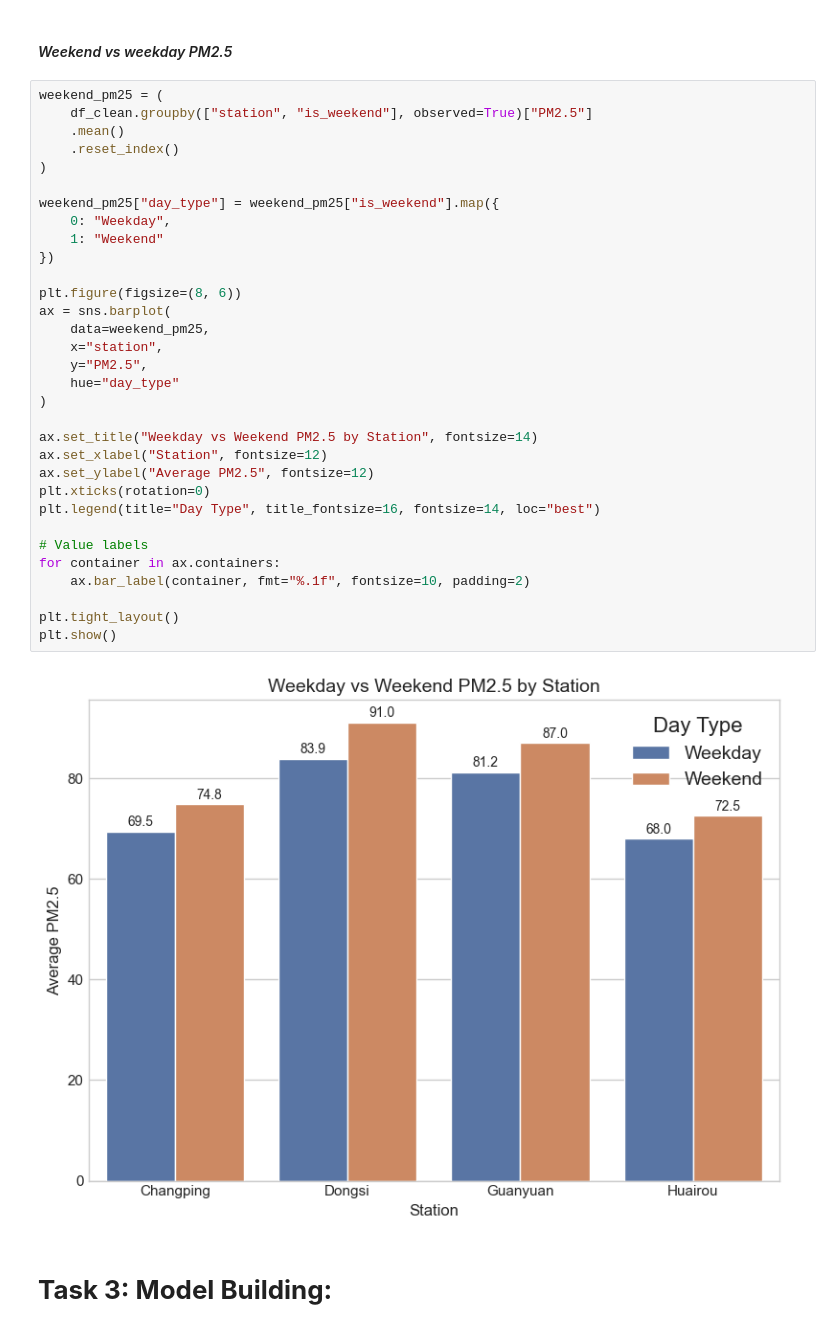
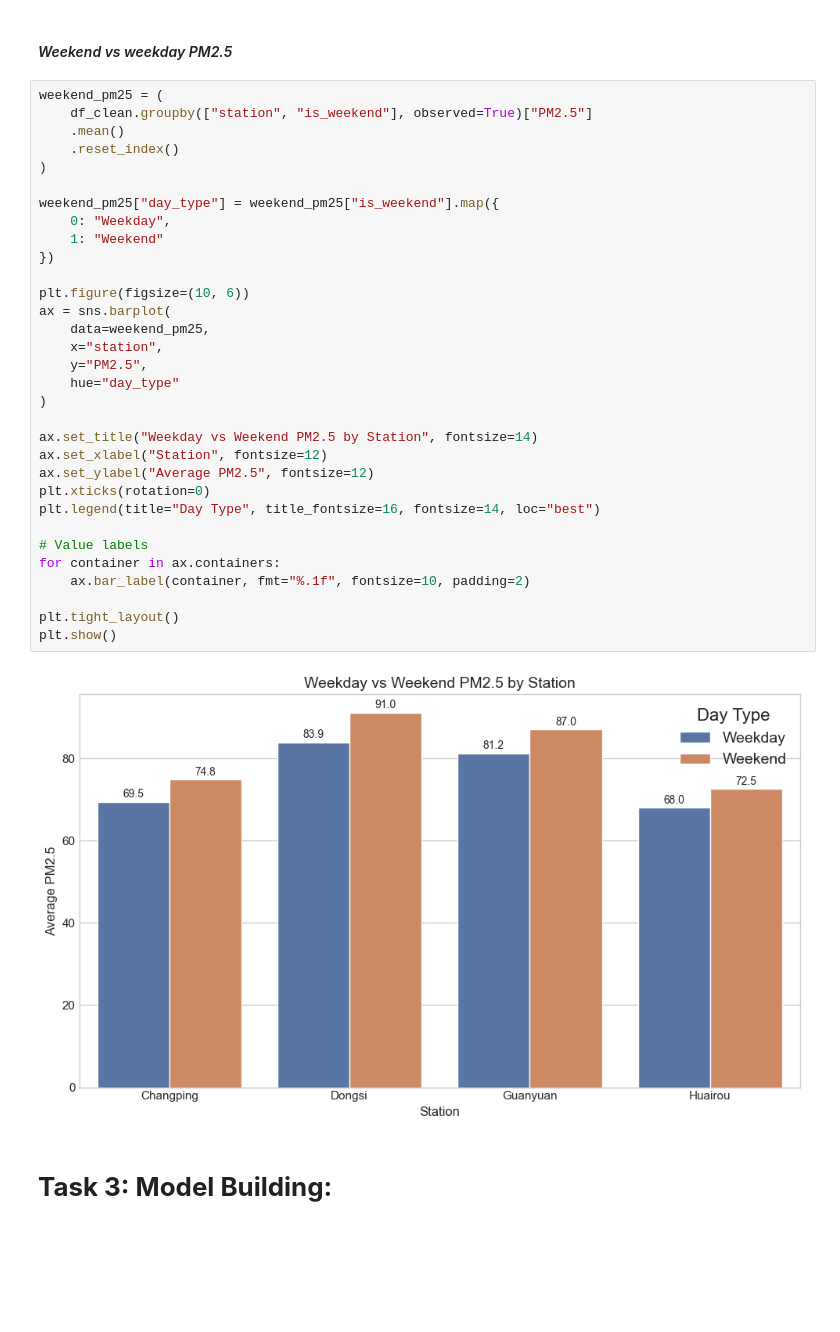
Before and after one commit to agbogunleyefayosope27-gif/CMP7005-PRAC1, a Jupyter notebook: CMP7005.ipynb, the cells around one changed output. Drawn from its saved outputs; the diff is of its cells as text; blank space fills up the shorter version.

Commit message:
Final commit: expanded width of weekend v. weekday bar plot.

```diff
--- a/CMP7005.ipynb
+++ b/CMP7005.ipynb
@@ -710,35 +710,35 @@ weekend_pm25 = (
     df_clean.groupby(["station", "is_weekend"], observed=True)["PM2.5"]
     .mean()
     .reset_index()
 )
 
 weekend_pm25["day_type"] = weekend_pm25["is_weekend"].map({
     0: "Weekday",
     1: "Weekend"
 })
 
-plt.figure(figsize=(8, 6))
+plt.figure(figsize=(10, 6))
 ax = sns.barplot(
     data=weekend_pm25,
     x="station",
     y="PM2.5",
     hue="day_type"
 )
 
 ax.set_title("Weekday vs Weekend PM2.5 by Station", fontsize=14)
 ax.set_xlabel("Station", fontsize=12)
 ax.set_ylabel("Average PM2.5", fontsize=12)
 plt.xticks(rotation=0)
 plt.legend(title="Day Type", title_fontsize=16, fontsize=14, loc="best")
 
 # Value labels
 for container in ax.containers:
     ax.bar_label(container, fmt="%.1f", fontsize=10, padding=2)
 
 plt.tight_layout()
 plt.show()
 # %% [output]
-[figure, old version]
+[figure, new version]
 # %% [markdown]
 # **Task 3: Model Building:**
 # %% [markdown]
```
